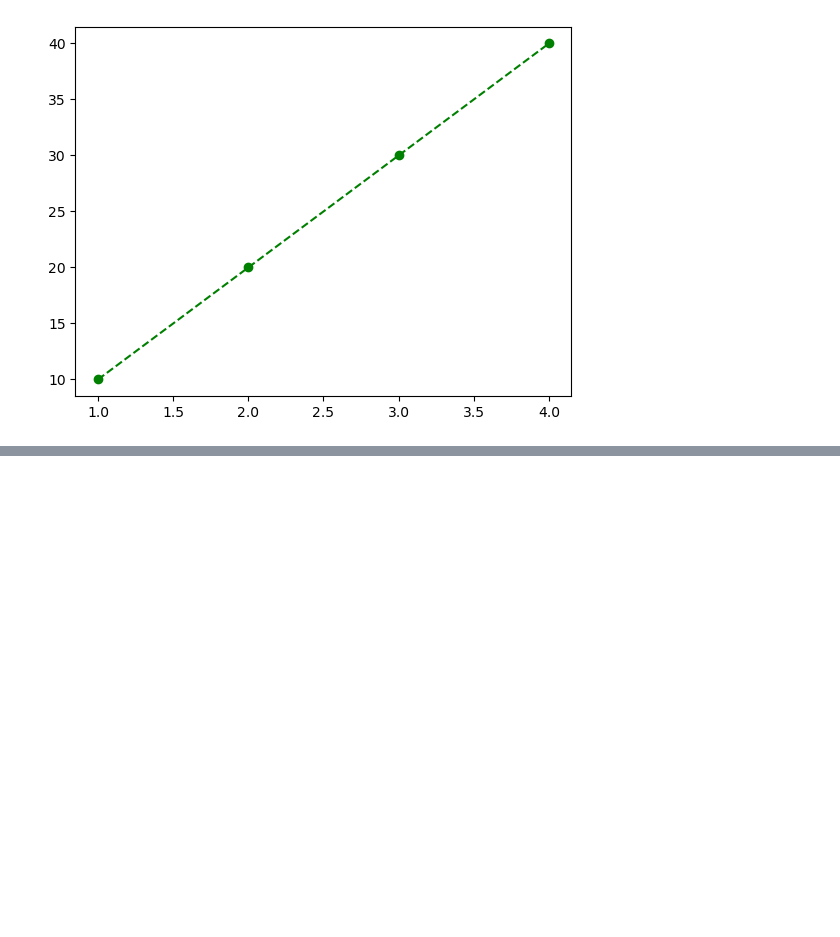
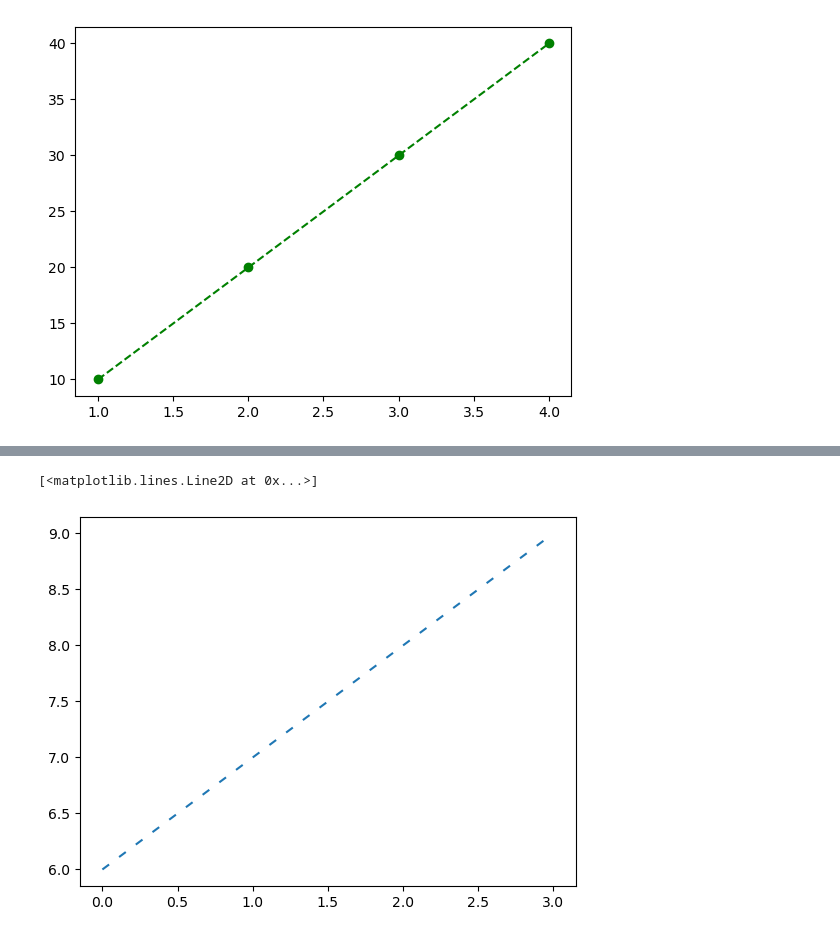
Before and after one commit to Sharafunneesa-pp/DataScienceToolkit, a Jupyter notebook: matplotlib.ipynb, the cells around one changed output, grey strips where cells are left out. Cells and saved outputs as stored; diff of their text form; code cells hidden in the pictures; blank space fills up the shorter version.

```diff
--- a/matplotlib.ipynb
+++ b/matplotlib.ipynb
@@ -35,0 +37,6 @@ plt.plot(a,"ms--",a**2,"yp:",antialiased=True,linewidth=5)
+# %%
+# dashes=[length,space]
+plt.plot([6,7,8,9],dashes=[4,6])
+# %% [output]
+[<matplotlib.lines.Line2D at 0x...>]
+[figure, added]
```
Also changed, not shown: parts of 23 cells of this notebook.
